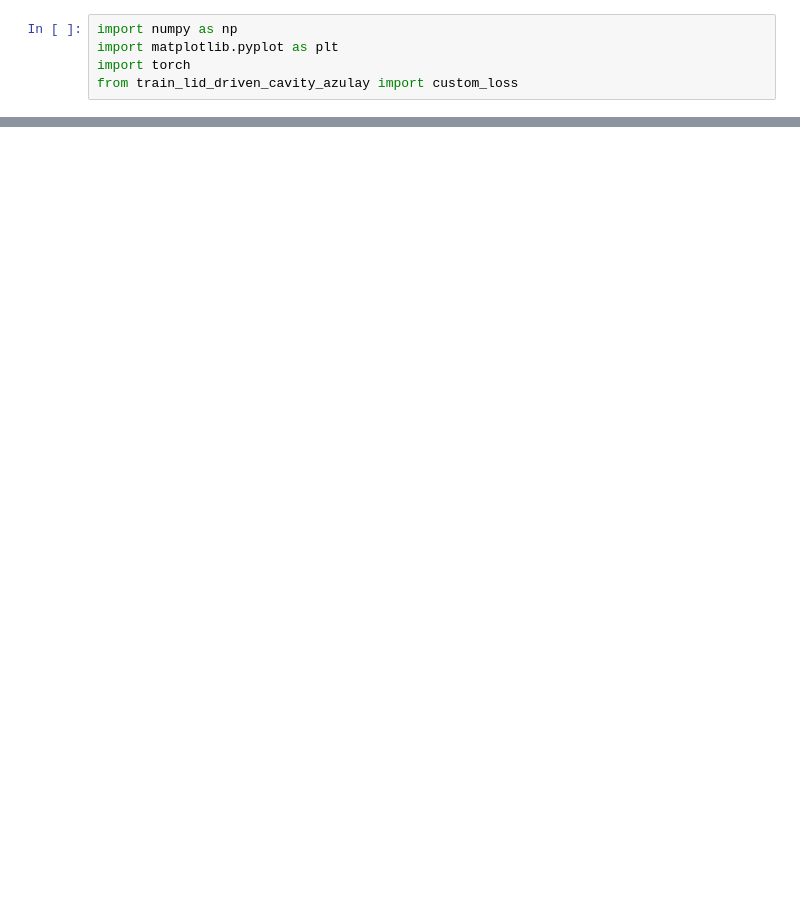
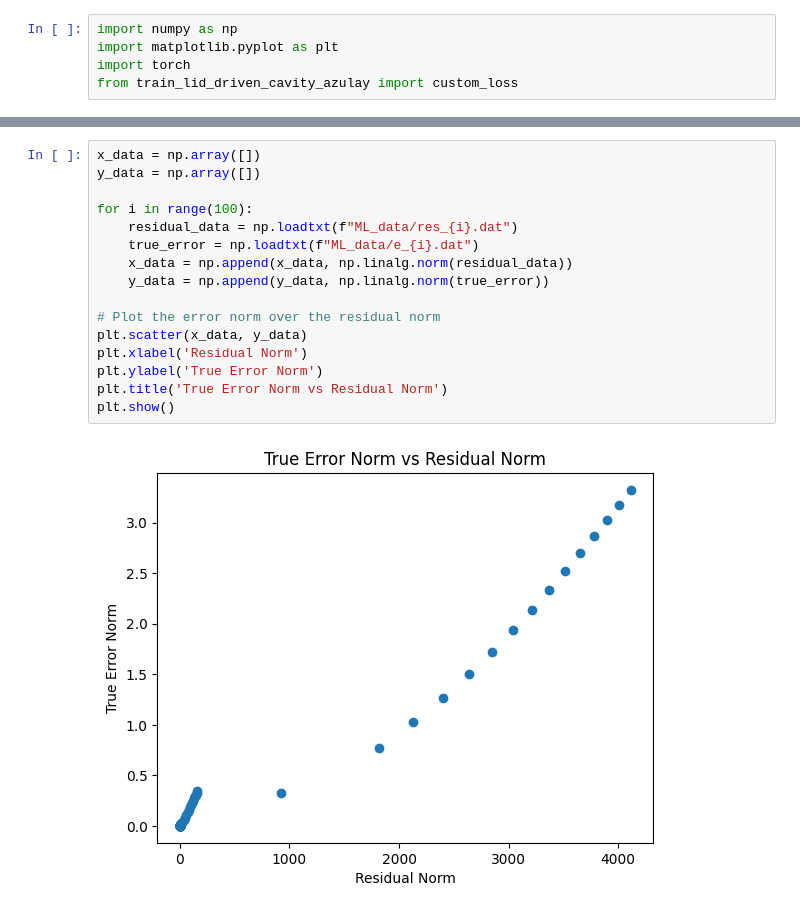
Before and after one commit to glaand/bachelor-thesis, a Jupyter notebook: ml/ml_analysis_azulay.ipynb, the cells around one changed output, grey strips where cells are left out. Drawn from its saved outputs; the diff is of its cells as text; blank space fills up the shorter version.

```diff
--- a/ml/ml_analysis_azulay.ipynb
+++ b/ml/ml_analysis_azulay.ipynb
@@ -85,3 +99,21 @@ plt.show()
+# %%
+x_data = np.array([])
+y_data = np.array([])
+
+for i in range(100):
+    residual_data = np.loadtxt(f"ML_data/res_{i}.dat")
+    true_error = np.loadtxt(f"ML_data/e_{i}.dat")
+    x_data = np.append(x_data, np.linalg.norm(residual_data))
+    y_data = np.append(y_data, np.linalg.norm(true_error))
+
+# Plot the error norm over the residual norm
+plt.scatter(x_data, y_data)
+plt.xlabel('Residual Norm')
+plt.ylabel('True Error Norm')
+plt.title('True Error Norm vs Residual Norm')
+plt.show()
+# %% [output]
+[figure, added]
 # %%
 # get size of the model
 model_size = sum(p.numel() for p in model.parameters() if p.requires_grad)
```
Also changed, not shown: parts of 6 cells of this notebook, 12 other files.
